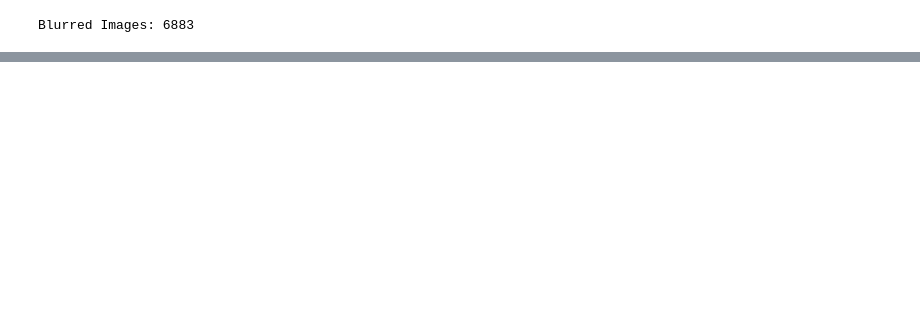
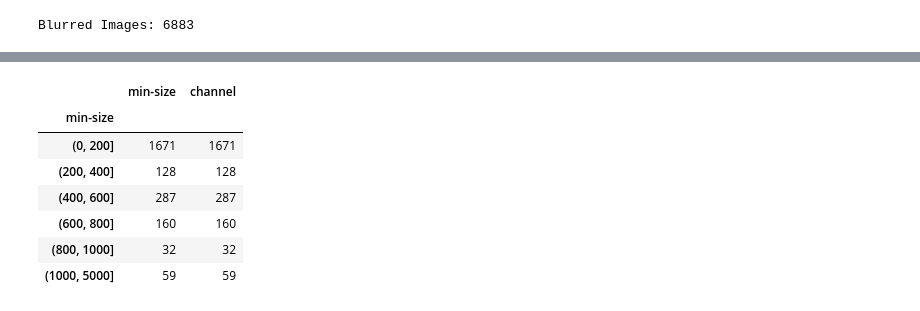
Before and after one commit to zhiwei2017/nazi-symbols-classification, a Jupyter notebook: notebooks/data_analysis_classification.ipynb, the cells around one changed output, grey strips where cells are left out. Drawn from its saved outputs; the diff is of its cells as text; code cells hidden in the pictures; blank space fills up the shorter version.

```diff
--- a/notebooks/data_analysis_classification.ipynb
+++ b/notebooks/data_analysis_classification.ipynb
@@ -202,0 +266,11 @@ Number of outliers: 1
+# %%
+df
+# %% [output]
+|  | min-size | channel |
+| min-size |  |  |
+| (0, 200] | 1671 | 1671 |
+| (200, 400] | 128 | 128 |
+| (400, 600] | 287 | 287 |
+| (600, 800] | 160 | 160 |
+| (800, 1000] | 32 | 32 |
+| (1000, 5000] | 59 | 59 |
```
Also changed, not shown: parts of 28 cells of this notebook, 41 other files.
